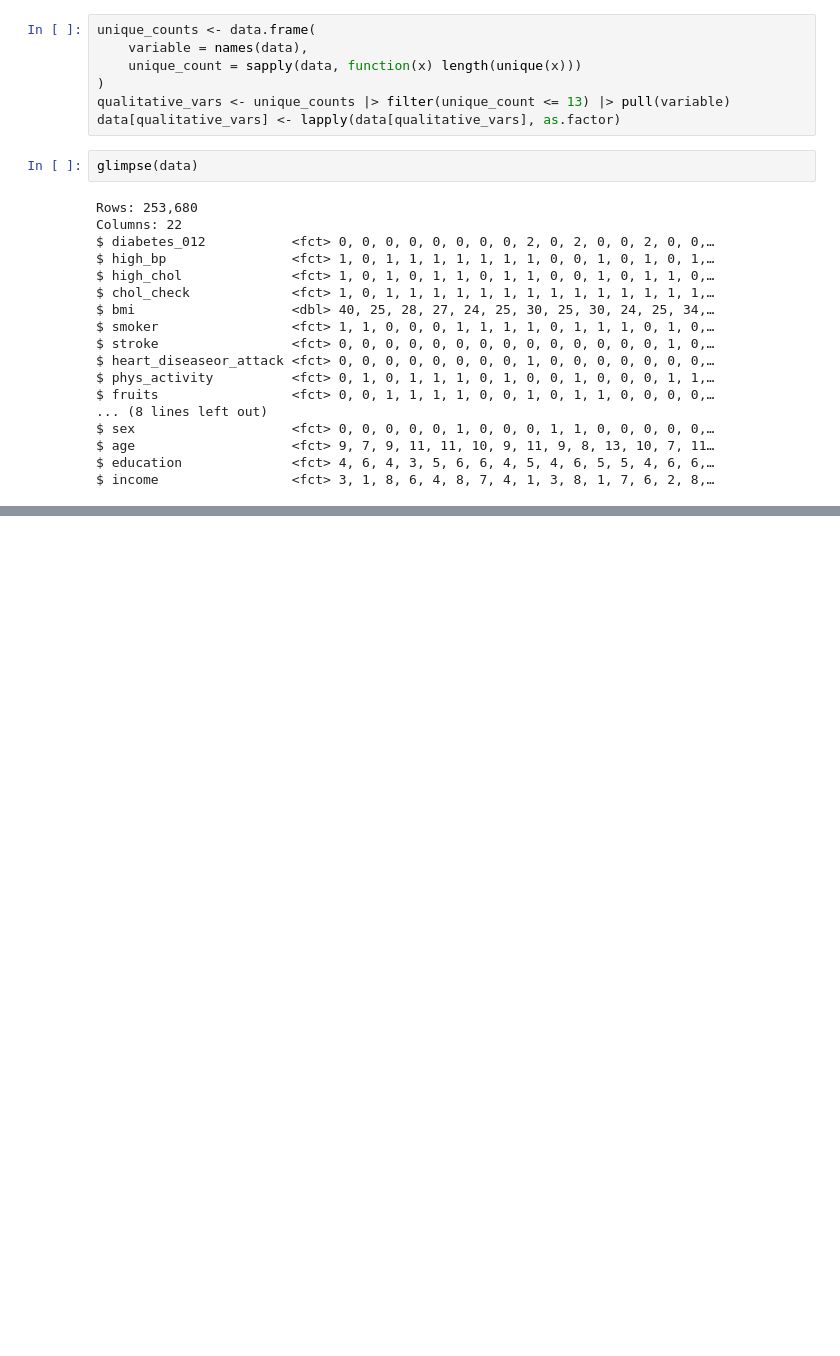
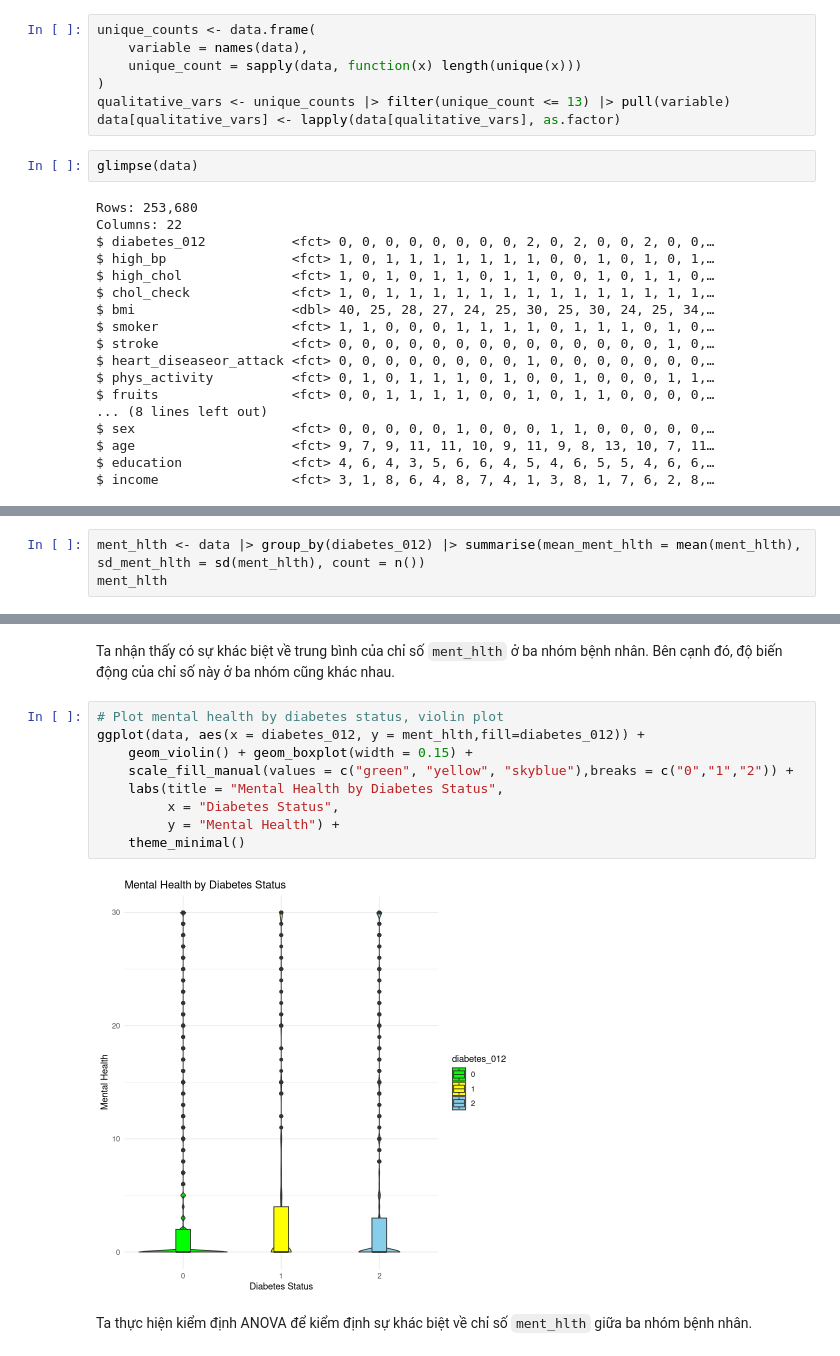
Before and after one commit to tandao0909/statistical-data-processing-project, a Jupyter notebook: EDA/ABTesting.ipynb, the cells around one changed output, grey strips where cells are left out. Cells and saved outputs as stored; diff of their text form; blank space fills up the shorter version.

```diff
--- a/EDA/ABTesting.ipynb
+++ b/EDA/ABTesting.ipynb
@@ -52,0 +215,3 @@ $ income                 <fct> 3, 1, 8, 6, 4, 8, 7, 4, 1, 3, 8, 1, 7, 6, 2, 8,
+# %%
+ment_hlth <- data |> group_by(diabetes_012) |> summarise(mean_ment_hlth = mean(ment_hlth), sd_ment_hlth = sd(ment_hlth), count = n())
+ment_hlth
@@ -52,0 +225,15 @@ $ income                 <fct> 3, 1, 8, 6, 4, 8, 7, 4, 1, 3, 8, 1, 7, 6, 2, 8,
+# %% [markdown]
+Ta nhận thấy có sự khác biệt về trung bình của chỉ số `ment_hlth` ở ba nhóm bệnh nhân. Bên cạnh đó, độ biến động của chỉ số này ở ba nhóm cũng khác nhau.
+# %%
+# Plot mental health by diabetes status, violin plot
+ggplot(data, aes(x = diabetes_012, y = ment_hlth,fill=diabetes_012)) +
+    geom_violin() + geom_boxplot(width = 0.15) +
+    scale_fill_manual(values = c("green", "yellow", "skyblue"),breaks = c("0","1","2")) +
+    labs(title = "Mental Health by Diabetes Status",
+         x = "Diabetes Status",
+         y = "Mental Health") +
+    theme_minimal()
+# %% [output]
+[figure, added]
+# %% [markdown]
+Ta thực hiện kiểm định ANOVA để kiểm định sự khác biệt về chỉ số `ment_hlth` giữa ba nhóm bệnh nhân.
```
Also changed, not shown: parts of 19 cells of this notebook.
